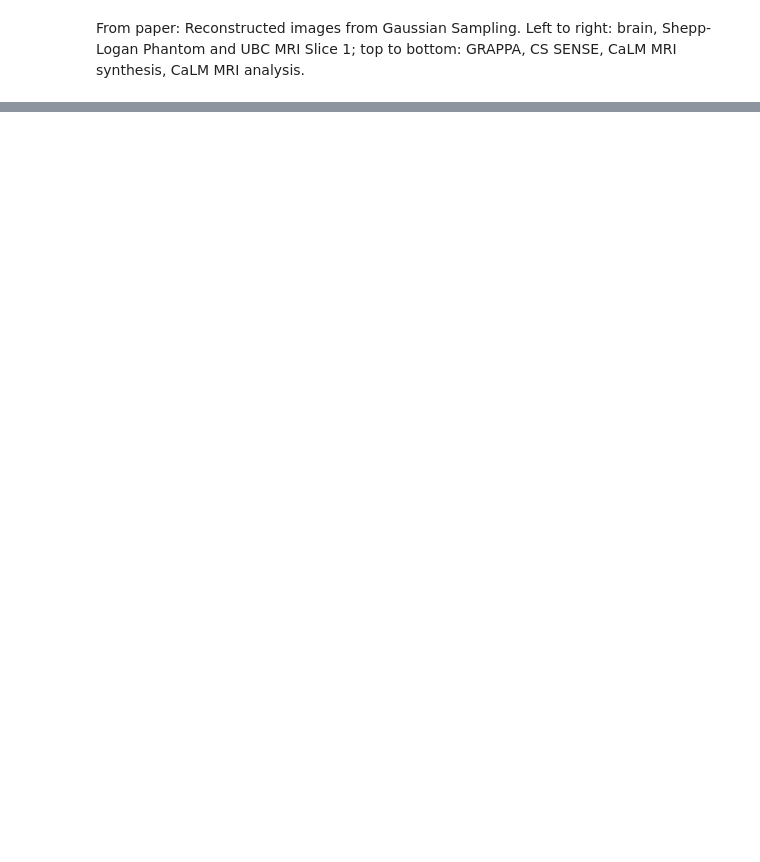
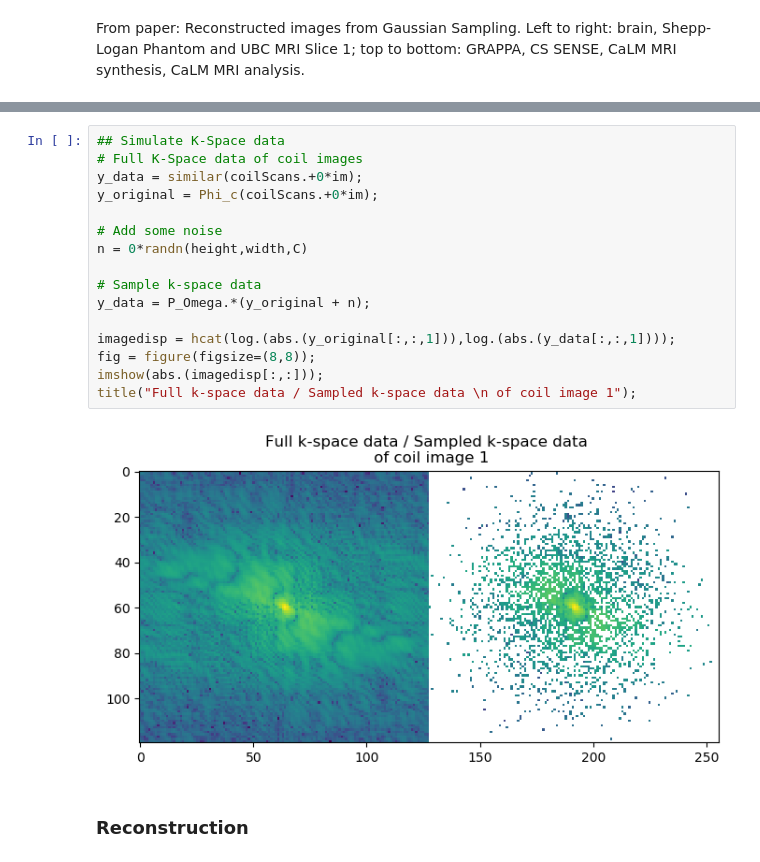
Before and after one commit to claudioverdun/MRI_lectures, a Jupyter notebook: notebooks/CaLM.ipynb, the cells around one changed output, grey strips where cells are left out. Cells and saved outputs as stored; diff of their text form; blank space fills up the shorter version.

Commit message:
added recon. to calm notebook

```diff
--- a/notebooks/CaLM.ipynb
+++ b/notebooks/CaLM.ipynb
@@ -114,0 +328,20 @@ where $Y = \begin{bmatrix}y_1 & \cdots & y_C\end{bmatrix}$, and X is constrained
+# %%
+## Simulate K-Space data
+# Full K-Space data of coil images
+y_data = similar(coilScans.+0*im);
+y_original = Phi_c(coilScans.+0*im);
+
+# Add some noise
+n = 0*randn(height,width,C)
+
+# Sample k-space data
+y_data = P_Omega.*(y_original + n);
+
+imagedisp = hcat(log.(abs.(y_original[:,:,1])),log.(abs.(y_data[:,:,1])));
+fig = figure(figsize=(8,8));
+imshow(abs.(imagedisp[:,:]));
+title("Full k-space data / Sampled k-space data \n of coil image 1");
+# %% [output]
+[figure, added]
+# %% [markdown]
+### Reconstruction
```
Also changed, not shown: parts of 20 cells of this notebook.
